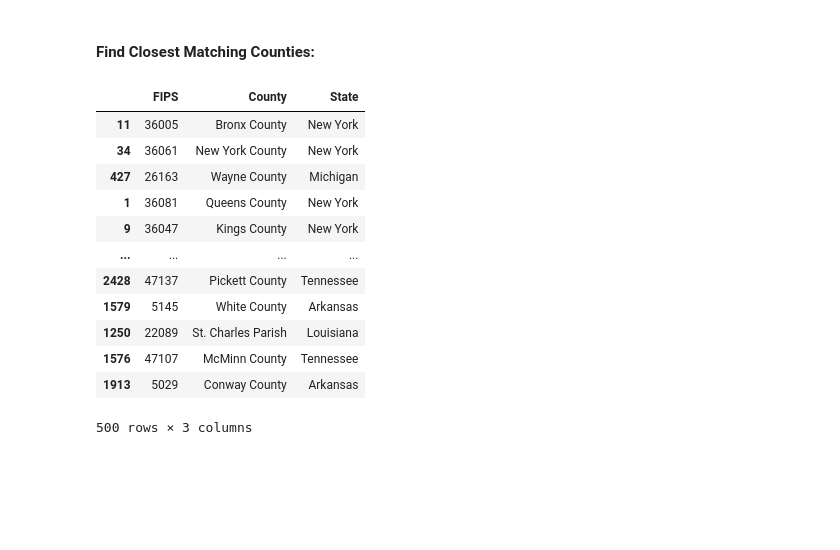
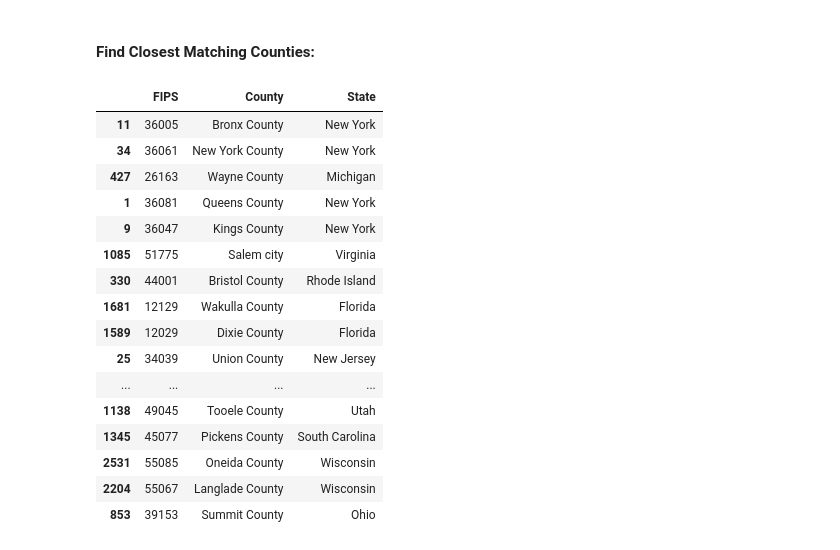
Before and after one commit to rabader/Relocation-Personalization, a Jupyter notebook: notebooks/county_matching.ipynb, the cells around one changed output. Drawn from its saved outputs; the diff is of its cells as text; code cells hidden in the pictures; blank space fills up the shorter version.

```diff
--- a/notebooks/county_matching.ipynb
+++ b/notebooks/county_matching.ipynb
@@ -99,19 +99,23 @@ feature_cols = user_ref_df["county_column_ref"].to_list()
 # %%
 n_neighbors=500 # number of neighbors to match
 matched_counties = cm.county_matcher(county_df,user_ref_df,feature_cols,target_col="FIPS",n_neighbors = n_neighbors)
-# %%
-matched_counties
-# %% [output]
-|  | FIPS | County | State |
-| 11 | 36005 | Bronx County | New York |
-| 34 | 36061 | New York County | New York |
-| 427 | 26163 | Wayne County | Michigan |
-| 1 | 36081 | Queens County | New York |
-| 9 | 36047 | Kings County | New York |
-| ... | ... | ... | ... |
-| 2428 | 47137 | Pickett County | Tennessee |
-| 1579 | 5145 | White County | Arkansas |
-| 1250 | 22089 | St. Charles Parish | Louisiana |
-| 1576 | 47107 | McMinn County | Tennessee |
-| 1913 | 5029 | Conway County | Arkansas |
-500 rows × 3 columns
+# %%
+matched_counties.head(50) #top 50
+# %% [output]
+|  | FIPS | County | State |
+| 11 | 36005 | Bronx County | New York |
+| 34 | 36061 | New York County | New York |
+| 427 | 26163 | Wayne County | Michigan |
+| 1 | 36081 | Queens County | New York |
+| 9 | 36047 | Kings County | New York |
+| 1085 | 51775 | Salem city | Virginia |
+| 330 | 44001 | Bristol County | Rhode Island |
+| 1681 | 12129 | Wakulla County | Florida |
+| 1589 | 12029 | Dixie County | Florida |
+| 25 | 34039 | Union County | New Jersey |
+| ... | ... | ... | ... |
+| 1138 | 49045 | Tooele County | Utah |
+| 1345 | 45077 | Pickens County | South Carolina |
+| 2531 | 55085 | Oneida County | Wisconsin |
+| 2204 | 55067 | Langlade County | Wisconsin |
+| 853 | 39153 | Summit County | Ohio |
```
